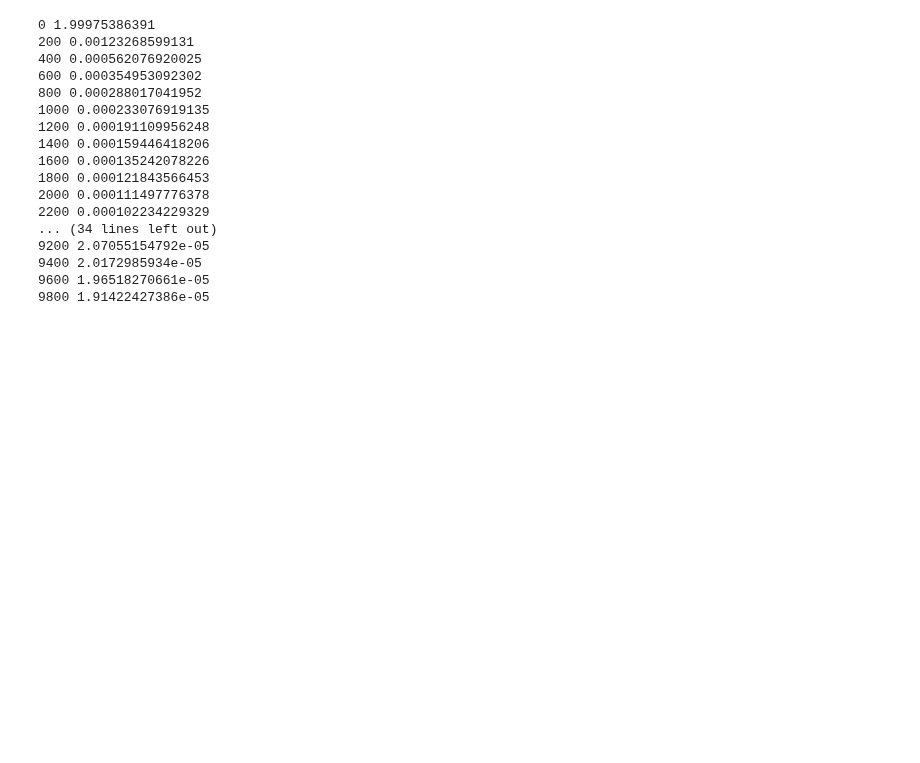
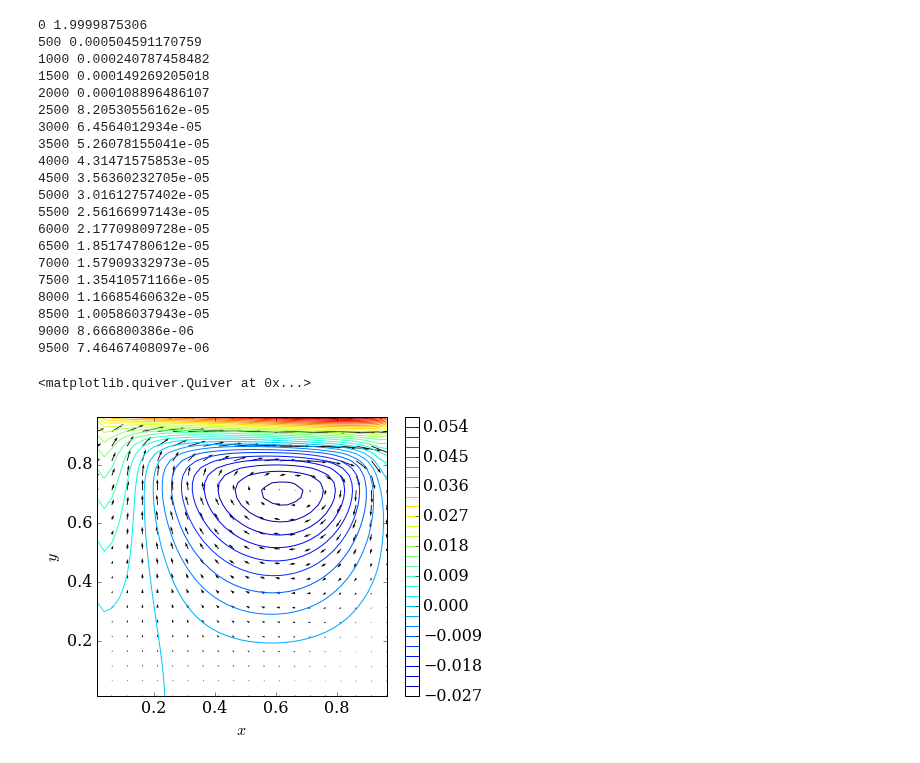
Before and after one commit to yujiasheng912/MAE6225, a Jupyter notebook: cavity.ipynb, the cells around one changed output. Saved outputs shown, nothing was run; the diff lists cells and outputs as text; code cells hidden in the pictures; blank space fills up the shorter version.

```diff
--- a/cavity.ipynb
+++ b/cavity.ipynb
@@ -220,23 +303,26 @@ def euler(ni,nj,dt,N):
 # %%
-u1,v1,psi1=euler(41,41,1e-4,10000)
+u1,v1,p1,psi1=euler(41,41,2e-4,10000)
 # %% [output]
-0 1.99975386391
-200 0.00123268599131
-400 0.000562076920025
-600 0.000354953092302
-800 0.000288017041952
-1000 0.000233076919135
-1200 0.000191109956248
-1400 0.000159446418206
-1600 0.000135242078226
-1800 0.000121843566453
-2000 0.000111497776378
-2200 0.000102234229329
-... (34 lines left out)
-9200 2.07055154792e-05
-9400 2.0172985934e-05
-9600 1.96518270661e-05
-9800 1.91422427386e-05
+0 1.9999875306
+500 0.000504591170759
+1000 0.000240787458482
+1500 0.000149269205018
+2000 0.000108896486107
+2500 8.20530556162e-05
+3000 6.4564012934e-05
+3500 5.26078155041e-05
+4000 4.31471575853e-05
+4500 3.56360232705e-05
+5000 3.01612757402e-05
+5500 2.56166997143e-05
+6000 2.17709809728e-05
+6500 1.85174780612e-05
+7000 1.57909332973e-05
+7500 1.35410571166e-05
+8000 1.16685460632e-05
+8500 1.00586037943e-05
+9000 8.666800386e-06
+9500 7.46467408097e-06
 # %%
 X,Y=grid_p(41,41)
 Xu,Yu=grid_u(41,41)
@@ -249,2 +330,12 @@ for j in range(1,42):
+# %%
+pyplot.figure(figsize=(6.5,5))
+pyplot.contour(X[1:-2,1:-2],Y[1:-2,1:-2],psi1[1:-2,1:-2],30)
+pyplot.xlabel('$x$')
+pyplot.ylabel('$y$')
+pyplot.colorbar()
+pyplot.quiver(X[1:-2:2,1:-2:2],Y[1:-2:2,1:-2:2],u1[1:-2:2,1:-2:2],v1[1:-2:2,1:-2:2],scale=3)
+# %% [output]
+<matplotlib.quiver.Quiver at 0x...>
+[figure, added]
 # %%
 pyplot.figure(figsize=(6.5,5))
```
Also changed, not shown: parts of 14 cells of this notebook, 2 other files.
